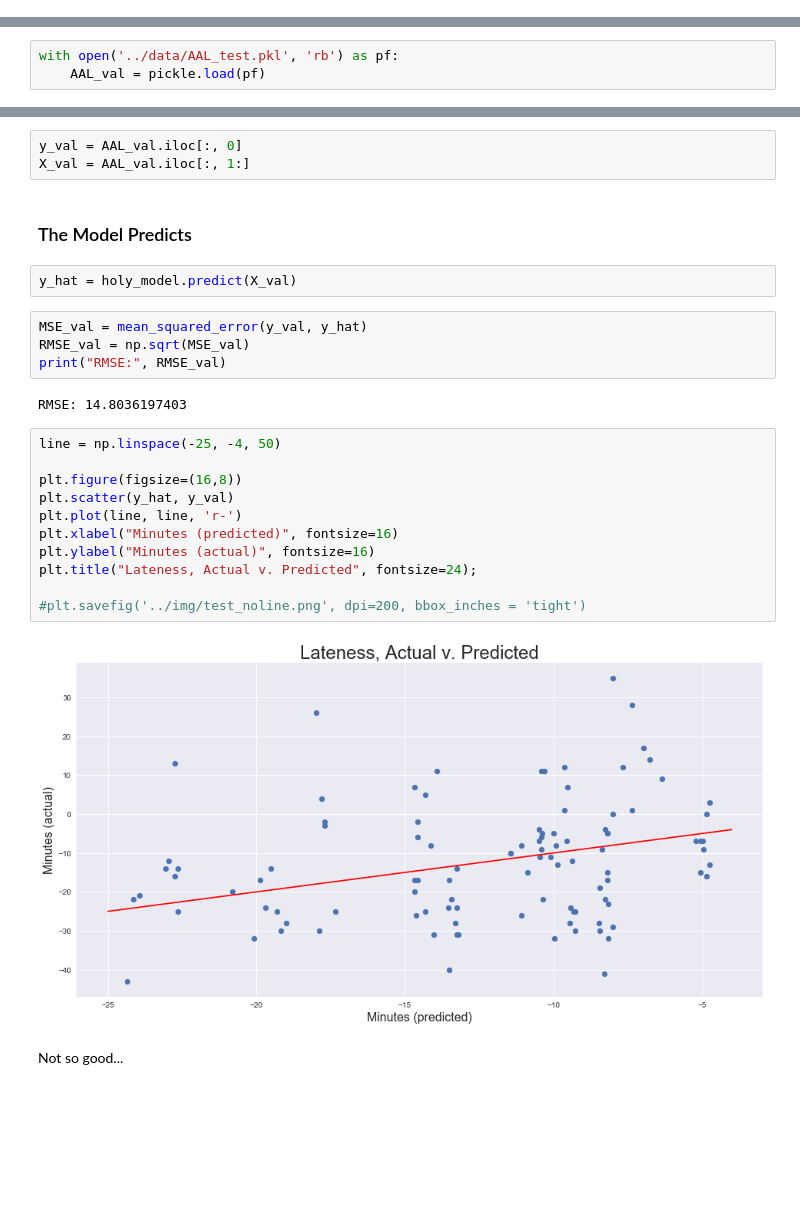
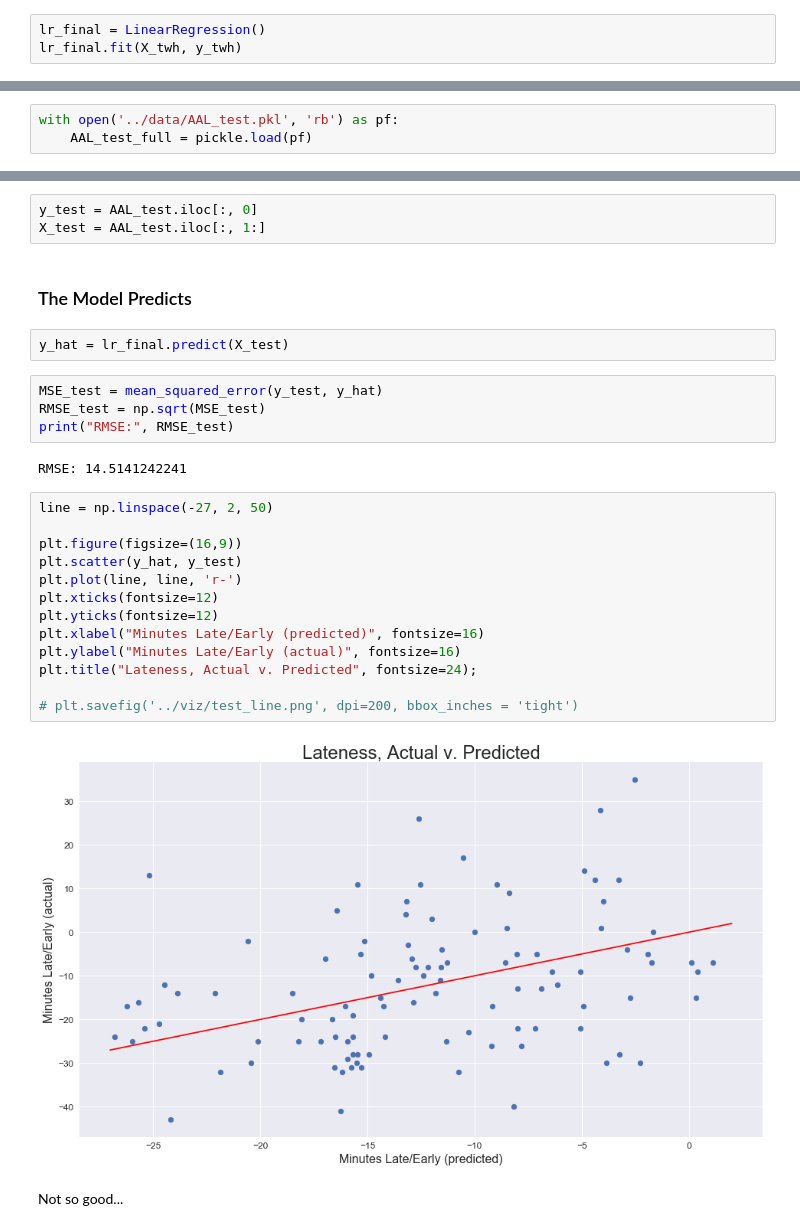
Before and after one commit to davidluther/Metis-Projects, a Jupyter notebook: 2-delays-expected/code/3-Luther-Regression.ipynb, the cells around one changed output, grey strips where cells are left out. Saved outputs shown, nothing was run; the diff lists cells and outputs as text; blank space fills up the shorter version.

Commit message:
Edits to Proj 2 regression notebook, new viz

```diff
--- a/2-delays-expected/code/3-Luther-Regression.ipynb
+++ b/2-delays-expected/code/3-Luther-Regression.ipynb
@@ -465,0 +404,3 @@ LinearRegression(copy_X=True, fit_intercept=True, n_jobs=1, normalize=False)
+# %%
+lr_final = LinearRegression()
+lr_final.fit(X_twh, y_twh)
@@ -470,6 +413,6 @@ And it's now ready to see some wild data.
 # %%
 with open('../data/AAL_test.pkl', 'rb') as pf:
-    AAL_val = pickle.load(pf)
+    AAL_test_full = pickle.load(pf)
 # %% [markdown]
 Boil down to the same format as the training set, pull out features and target:
 # %%
@@ -513,29 +458,31 @@ AAL_val.head()
 # %%
-y_val = AAL_val.iloc[:, 0]
-X_val = AAL_val.iloc[:, 1:]
+y_test = AAL_test.iloc[:, 0]
+X_test = AAL_test.iloc[:, 1:]
 # %% [markdown]
 ### The Model Predicts
 # %%
-y_hat = holy_model.predict(X_val)
+y_hat = lr_final.predict(X_test)
 # %%
-MSE_val = mean_squared_error(y_val, y_hat)
-RMSE_val = np.sqrt(MSE_val)
-print("RMSE:", RMSE_val)
+MSE_test = mean_squared_error(y_test, y_hat)
+RMSE_test = np.sqrt(MSE_test)
+print("RMSE:", RMSE_test)
 # %% [output]
-RMSE: 14.8036197403
+RMSE: 14.5141242241
 # %%
-line = np.linspace(-25, -4, 50)
+line = np.linspace(-27, 2, 50)
 
-plt.figure(figsize=(16,8))
-plt.scatter(y_hat, y_val)
+plt.figure(figsize=(16,9))
+plt.scatter(y_hat, y_test)
 plt.plot(line, line, 'r-')
-plt.xlabel("Minutes (predicted)", fontsize=16)
-plt.ylabel("Minutes (actual)", fontsize=16)
+plt.xticks(fontsize=12)
+plt.yticks(fontsize=12)
+plt.xlabel("Minutes Late/Early (predicted)", fontsize=16)
+plt.ylabel("Minutes Late/Early (actual)", fontsize=16)
 plt.title("Lateness, Actual v. Predicted", fontsize=24);
 
-#plt.savefig('../img/test_noline.png', dpi=200, bbox_inches = 'tight')
+# plt.savefig('../viz/test_line.png', dpi=200, bbox_inches = 'tight')
 # %% [output]
-[figure, old version]
+[figure, new version]
 # %% [markdown]
 Not so good...
 # %% [markdown]
```
Also changed, not shown: parts of 52 cells of this notebook, 3 other files.
